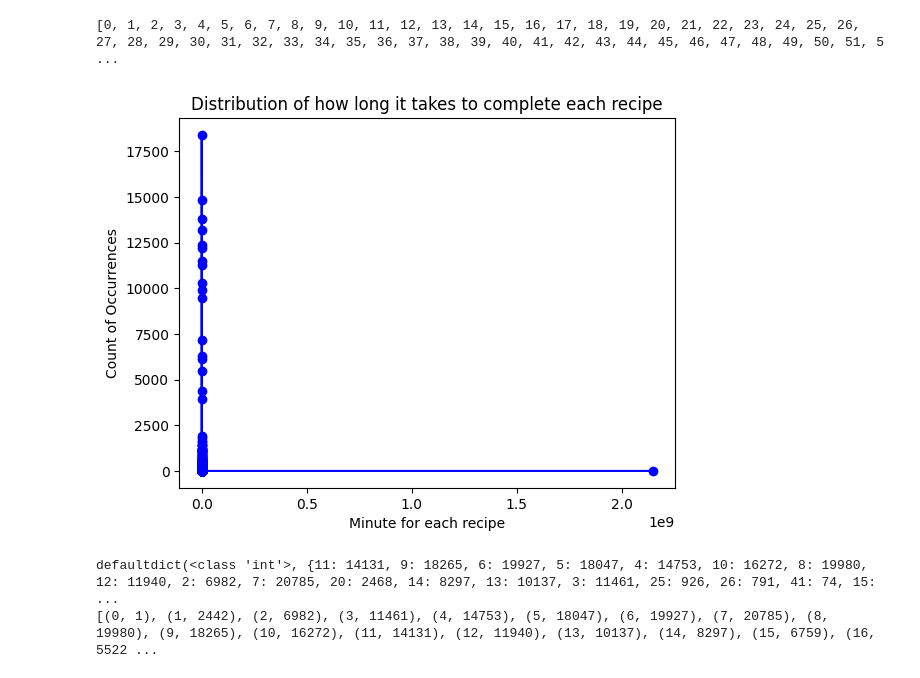
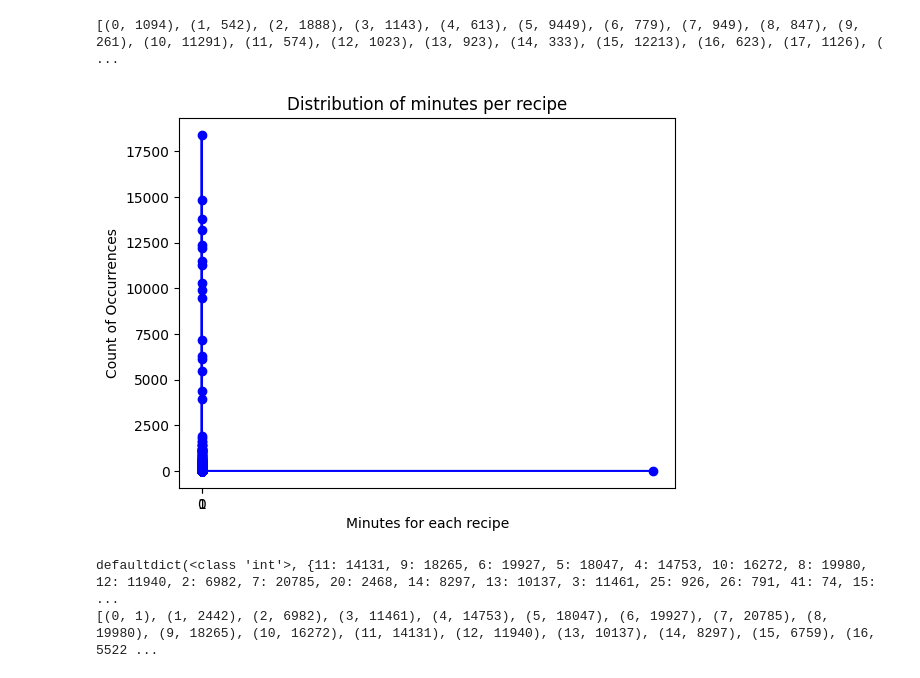
Before and after one commit to kevindo0720/Recommender-System-to-Predict-Users-Ratings-Based-on-Past-Reviews, a Jupyter notebook: P_exploreDataSet.ipynb, the cells around one changed output. Saved outputs shown, nothing was run; the diff lists cells and outputs as text; code cells hidden in the pictures.

Commit message:
finished visualizing all data

```diff
--- a/P_exploreDataSet.ipynb
+++ b/P_exploreDataSet.ipynb
@@ -38,31 +38,29 @@ with open(file_path, 'r') as file:
         # steps.append(row[8])
         # description.append(row[9])
         # ingredients.append(row[10])
-        ningredients.append(row[11])
+        ningredients.append(int(row[11]))
 # %%
-#visualizing distribution of minutes
-dictMinutes = {}
+#visualizing distribution of nsteps
+dictMinutes = defaultdict(int)
 for i in minutes:
-    if i not in dictMinutes.keys():
-        dictMinutes[i] = 1
-    else:
         dictMinutes[i] += 1
 
-#line graph
-sorted_minutes = sorted(dictMinutes.keys())
+sorted_dictMinutes = sorted(dictMinutes.items())
+print(sorted_dictMinutes)
 
-# print(len(sorted_minutes))
-print(sorted_minutes)
 
-plt.plot(sorted_minutes, [dictMinutes[minute] for minute in sorted_minutes], marker='o',color = 'blue')
+plt.plot([x[0] for x in sorted_dictMinutes], [x[1] for x in sorted_dictMinutes], marker='o', color='blue')
+
 # Add labels and title
-plt.xlabel('Minute for each recipe')
+plt.xlabel('Minutes for each recipe')
 plt.ylabel('Count of Occurrences')
-plt.title('Distribution of how long it takes to complete each recipe')
+plt.title('Distribution of minutes per recipe')
+custom_intervals = [0, 1]  # Modify this list according to your needs
+plt.xticks(custom_intervals)
 plt.show()
 # %% [output]
-[0, 1, 2, 3, 4, 5, 6, 7, 8, 9, 10, 11, 12, 13, 14, 15, 16, 17, 18, 19, 20, 21, 22, 23, 24, 25, 26, 27, 28, 29, 30, 31, 32, 33, 34, 35, 36, 37, 38, 39, 40, 41, 42, 43, 44, 45, 46, 47, 48, 49, 50, 51, 5 ...
+[(0, 1094), (1, 542), (2, 1888), (3, 1143), (4, 613), (5, 9449), (6, 779), (7, 949), (8, 847), (9, 261), (10, 11291), (11, 574), (12, 1023), (13, 923), (14, 333), (15, 12213), (16, 623), (17, 1126), ( ...
-[figure, old version]
+[figure, new version]
 # %%
 #visualizing distribution of nsteps
 dictNsteps = defaultdict(int)
```
Also changed, not shown: parts of 12 cells of this notebook, 1 other file.
